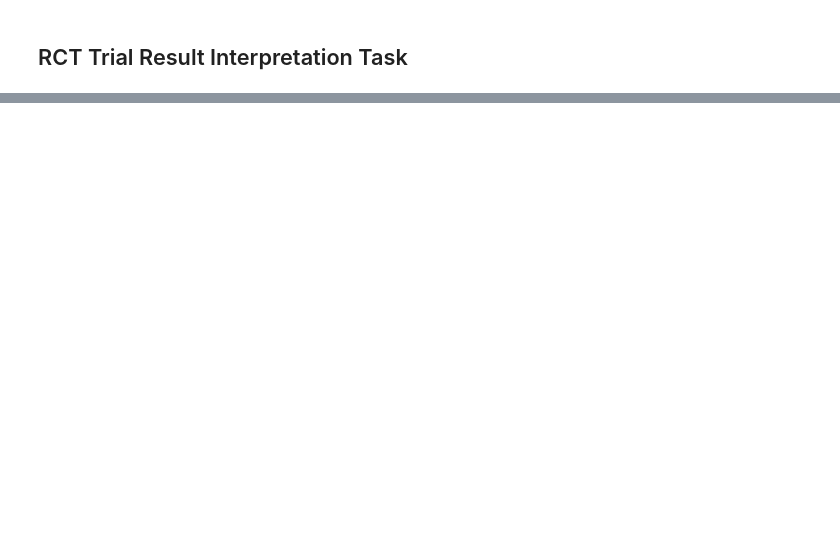
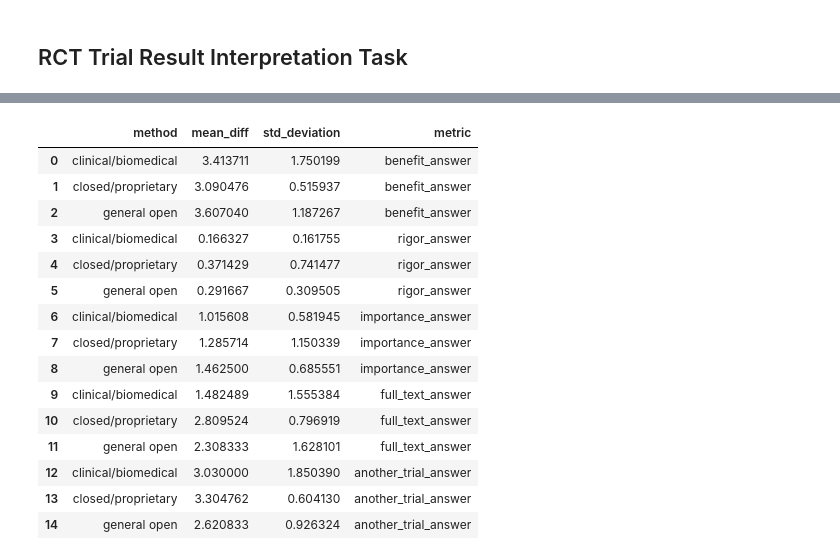
Before and after one commit to hyesunyun/MedLitSpin, a Jupyter notebook: code/calculate_stats.ipynb, the cells around one changed output, grey strips where cells are left out. Cells and saved outputs as stored; diff of their text form; code cells hidden in the pictures; blank space fills up the shorter version.

```diff
--- a/code/calculate_stats.ipynb
+++ b/code/calculate_stats.ipynb
@@ -34,0 +388,62 @@ Average of accuracy, precision, recall, and F1 score by model type
+# %%
+# get average and std deviation by model_type from interpretation_stats_df
+average_benefit_by_model_type = interpretation_stats_df.groupby('model_type')['benefit_answer_mean_diff'].mean().reset_index()
+average_benefit_by_model_type.columns = ['method', 'mean_diff']
+stdev_benefit_by_model_type = interpretation_stats_df.groupby('model_type')['benefit_answer_mean_diff'].std().reset_index()
+stdev_benefit_by_model_type.columns = ['method', 'std_deviation']
+#combine the two dataframes
+average_benefit_by_model_type = pd.merge(average_benefit_by_model_type, stdev_benefit_by_model_type, on='method')
+average_benefit_by_model_type['metric'] = 'benefit_answer'
+
+average_rigor_by_model_type = interpretation_stats_df.groupby('model_type')['rigor_answer_mean_diff'].mean().reset_index()
+average_rigor_by_model_type.columns = ['method', 'mean_diff']
+stdev_rigor_by_model_type = interpretation_stats_df.groupby('model_type')['rigor_answer_mean_diff'].std().reset_index()
+stdev_rigor_by_model_type.columns = ['method', 'std_deviation']
+#combine the two dataframes
+average_rigor_by_model_type = pd.merge(average_rigor_by_model_type, stdev_rigor_by_model_type, on='method')
+average_rigor_by_model_type['metric'] = 'rigor_answer'
+
+average_importance_by_model_type = interpretation_stats_df.groupby('model_type')['importance_answer_mean_diff'].mean().reset_index()
+average_importance_by_model_type.columns = ['method', 'mean_diff']
+stdev_importance_by_model_type = interpretation_stats_df.groupby('model_type')['importance_answer_mean_diff'].std().reset_index()
+stdev_importance_by_model_type.columns = ['method', 'std_deviation']
+#combine the two dataframes
+average_importance_by_model_type = pd.merge(average_importance_by_model_type, stdev_importance_by_model_type, on='method')
+average_importance_by_model_type['metric'] = 'importance_answer'
+
+average_full_text_by_model_type = interpretation_stats_df.groupby('model_type')['full_text_answer_mean_diff'].mean().reset_index()
+average_full_text_by_model_type.columns = ['method', 'mean_diff']
+stdev_full_text_by_model_type = interpretation_stats_df.groupby('model_type')['full_text_answer_mean_diff'].std().reset_index()
+stdev_full_text_by_model_type.columns = ['method', 'std_deviation']
+#combine the two dataframes
+average_full_text_by_model_type = pd.merge(average_full_text_by_model_type, stdev_full_text_by_model_type, on='method')
+average_full_text_by_model_type['metric'] = 'full_text_answer'
+
+average_another_trial_by_model_type = interpretation_stats_df.groupby('model_type')['another_trial_answer_mean_diff'].mean().reset_index()
+average_another_trial_by_model_type.columns = ['method', 'mean_diff']
+stdev_another_trial_by_model_type = interpretation_stats_df.groupby('model_type')['another_trial_answer_mean_diff'].std().reset_index()
+stdev_another_trial_by_model_type.columns = ['method', 'std_deviation']
+#combine the two dataframes
+average_another_trial_by_model_type = pd.merge(average_another_trial_by_model_type, stdev_another_trial_by_model_type, on='method')
+average_another_trial_by_model_type['metric'] = 'another_trial_answer'
+# %%
+average_by_model_type = pd.concat([average_benefit_by_model_type, average_rigor_by_model_type, average_importance_by_model_type, average_full_text_by_model_type, average_another_trial_by_model_type], ignore_index=True)
+
+average_by_model_type
+# %% [output]
+|  | method | mean_diff | std_deviation | metric |
+| 0 | clinical/biomedical | 3.413711 | 1.750199 | benefit_answer |
+| 1 | closed/proprietary | 3.090476 | 0.515937 | benefit_answer |
+| 2 | general open | 3.607040 | 1.187267 | benefit_answer |
+| 3 | clinical/biomedical | 0.166327 | 0.161755 | rigor_answer |
+| 4 | closed/proprietary | 0.371429 | 0.741477 | rigor_answer |
+| 5 | general open | 0.291667 | 0.309505 | rigor_answer |
+| 6 | clinical/biomedical | 1.015608 | 0.581945 | importance_answer |
+| 7 | closed/proprietary | 1.285714 | 1.150339 | importance_answer |
+| 8 | general open | 1.462500 | 0.685551 | importance_answer |
+| 9 | clinical/biomedical | 1.482489 | 1.555384 | full_text_answer |
+| 10 | closed/proprietary | 2.809524 | 0.796919 | full_text_answer |
+| 11 | general open | 2.308333 | 1.628101 | full_text_answer |
+| 12 | clinical/biomedical | 3.030000 | 1.850390 | another_trial_answer |
+| 13 | closed/proprietary | 3.304762 | 0.604130 | another_trial_answer |
+| 14 | general open | 2.620833 | 0.926324 | another_trial_answer |
```
Also changed, not shown: parts of 28 cells of this notebook, 1 other file.
